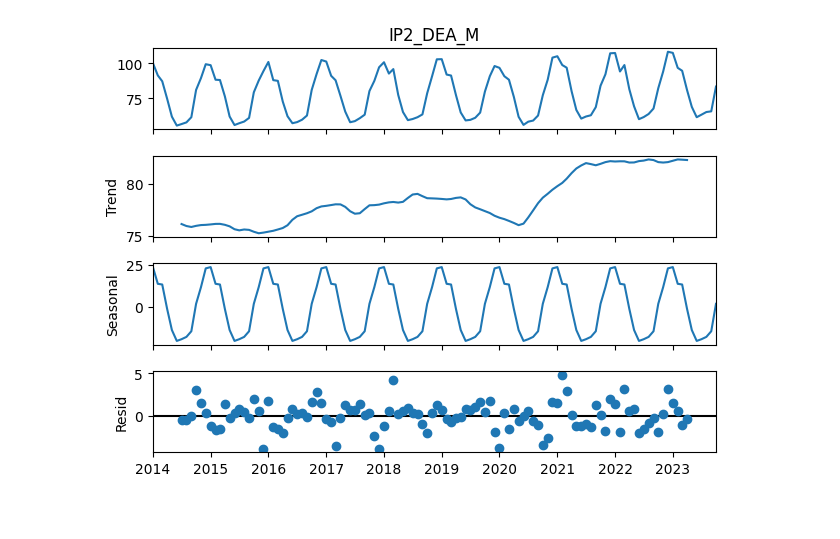
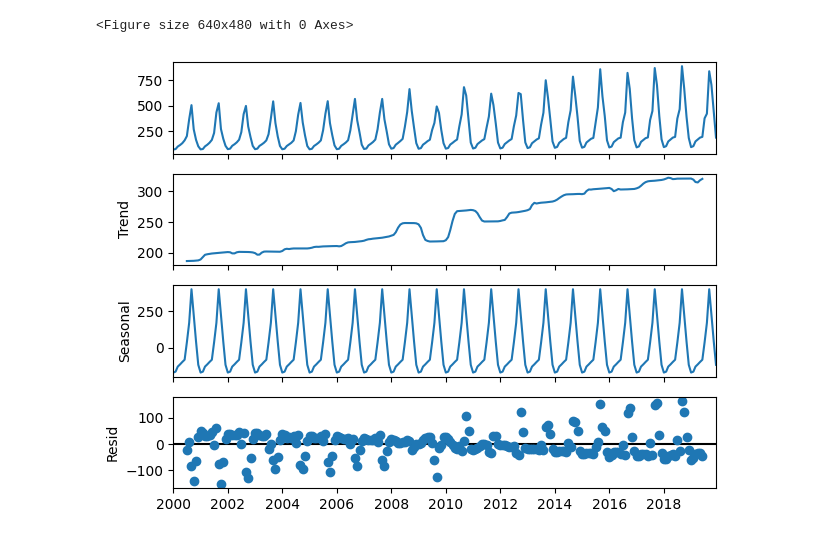
Before and after one commit to U1tr0/LPB, a Jupyter notebook: LPB.ipynb, the cells around one changed output. Drawn from its saved outputs; the diff is of its cells as text; code cells hidden in the pictures.

Commit message:
bugs in the LPB algorithm have been fixed; added new datasets

```diff
--- a/LPB.ipynb
+++ b/LPB.ipynb
@@ -436,3 +531,7 @@ df2 = HSE.get_table(table2)
+# %%
+HSE = SophistHSE()
+table2 = 'HHI_M_I' #Put here name of dataset
+df2 = HSE.get_table(table2)
 # %%
 df2
 # %% [output]
@@ -452,6 +551,2 @@ df2
 # %%
-df2 = df2['IP2_DEA_M']
+df2 = drop_crisis_years(df2['HHI_M_DIRI'])
-# %%
-df2 = df2.drop(df2.index[-10:])
-# %%
-df2 = df2.drop(df2.index[:10])
@@ -472,6 +614,9 @@ test2 = df2.tail(12)
 # %%
-result = seasonal_decompose(df2, model='additive', period=12)
+result2 = seasonal_decompose(df2, model='additive', period=12)
+plt.figure()
 result.plot()
+plt.gcf().suptitle('')
 plt.show()
 # %% [output]
+<Figure size 640x480 with 0 Axes>
-[figure, old version]
+[figure, new version]
```
Also changed, not shown: parts of 93 cells of this notebook.
